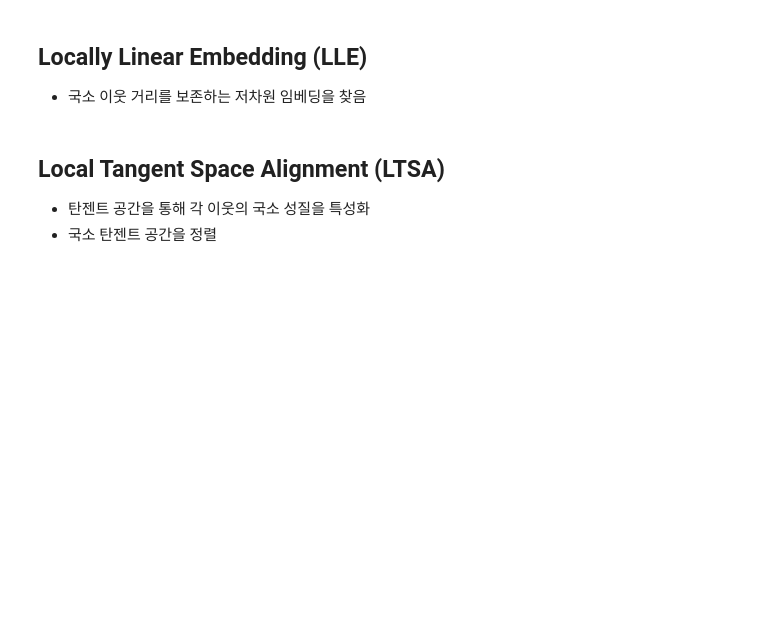
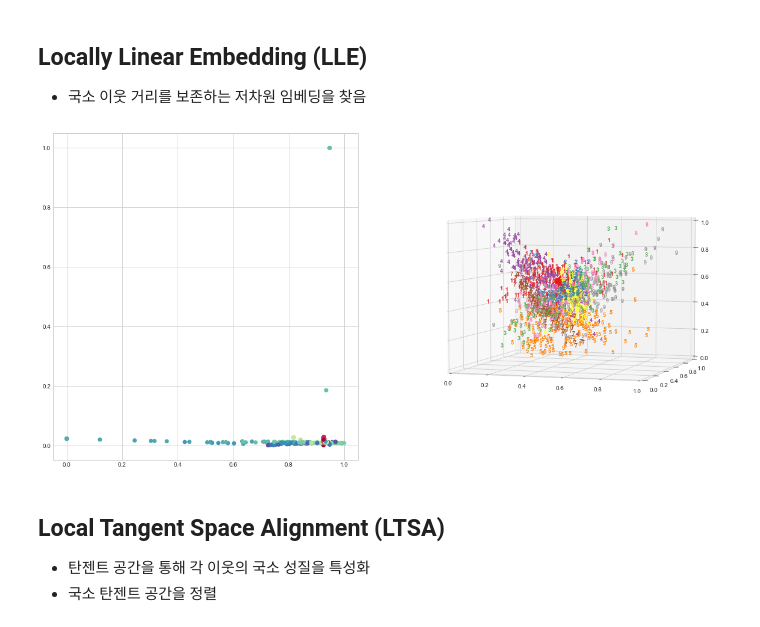
Before and after one commit to fasthill/scikit-learn-study, a Jupyter notebook: 10. Manifold_Learning.ipynb, the cells around one changed output. Saved outputs shown, nothing was run; the diff lists cells and outputs as text; code cells hidden in the pictures; blank space fills up the shorter version.

```diff
--- a/10. Manifold_Learning.ipynb
+++ b/10. Manifold_Learning.ipynb
@@ -26,7 +26,7 @@ digits, labels = datasets.load_digits(return_X_y=True)
 rand_proj = random_projection.SparseRandomProjection(n_components=3, random_state=2022)
 projected_digits = rand_proj.fit_transform(digits)
 # %%
-def min_max_scaler(x):
+def min_max_scale(x):
     min_value, max_value = np.min(x,0), np.max(x,0)
     x = (x - min_value) / (max_value - min_value)
     return x
@@ -42,7 +42,7 @@ def plot_s_curve(s_curve, color, position, projection):
         ax.scatter(s_curve[:, 0], s_curve[:, 1], c=color, cmap=plt.cm.Spectral)
 # %%
 def plot_digits(digits, labels, position, projection):
-    digits = min_max_scaler(digits)
+    digits = min_max_scale(digits)
     if projection == '3d':
         ax = plt.subplot(position, projection=projection)
         for i in range(digits.shape[0]):
@@ -70,6 +70,17 @@ plot_digits(projected_digits, labels, 122, '2d')
 ## Locally Linear Embedding (LLE)
 
 * 국소 이웃 거리를 보존하는 저차원 임베딩을 찾음
+# %%
+s_curve_lle = manifold.LocallyLinearEmbedding(n_neighbors=3, n_components=2,
+                                             method='standard', random_state=2022).fit_transform(s_curve)
+digits_lle = manifold.LocallyLinearEmbedding(n_neighbors=30, n_components=3,
+                                            method='standard', random_state=2022).fit_transform(digits)
+# %%
+fig = plt.figure(figsize=(20,10))
+plot_s_curve(s_curve_lle, color, 121, '2d')
+plot_digits(digits_lle, labels, 122, '3d')
+# %% [output]
+[figure, added]
 # %% [markdown]
 ## Local Tangent Space Alignment (LTSA)
 
```
